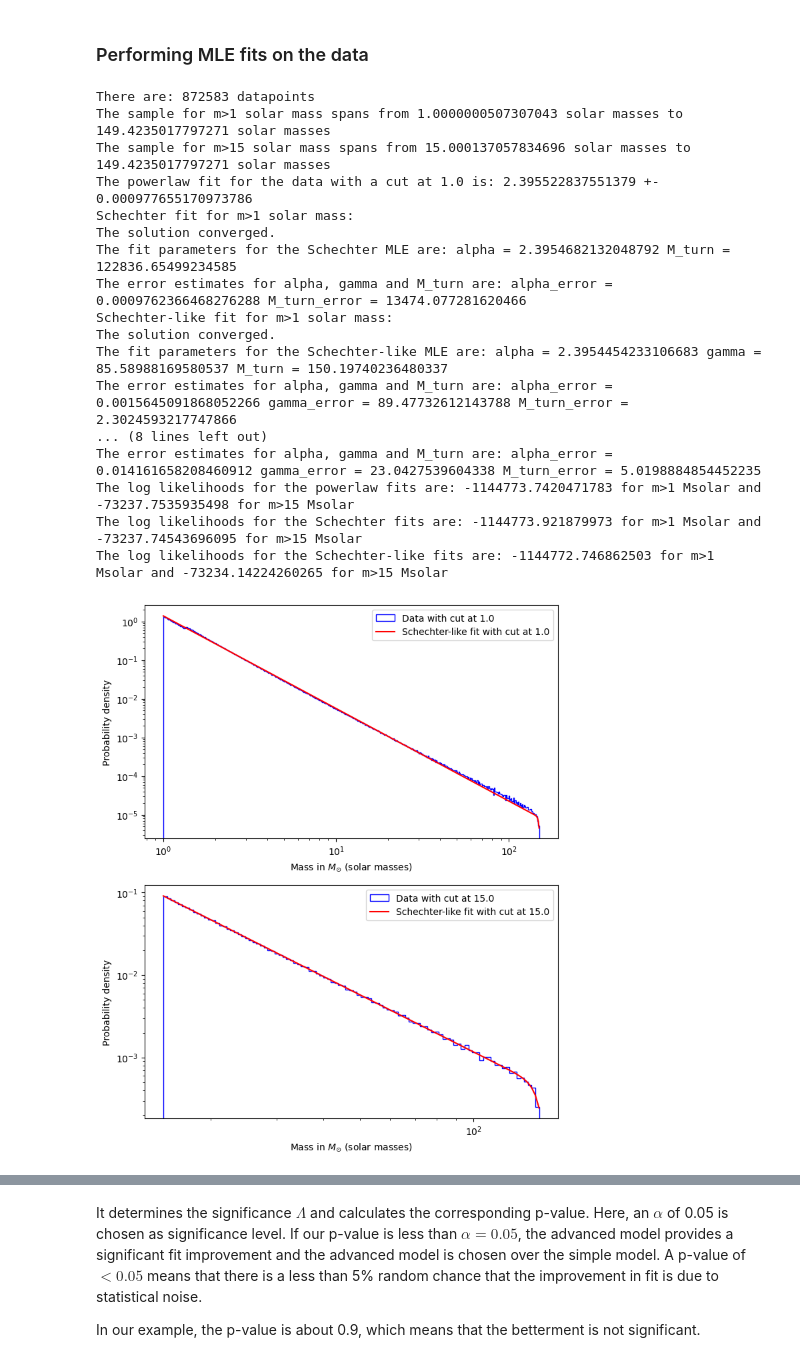
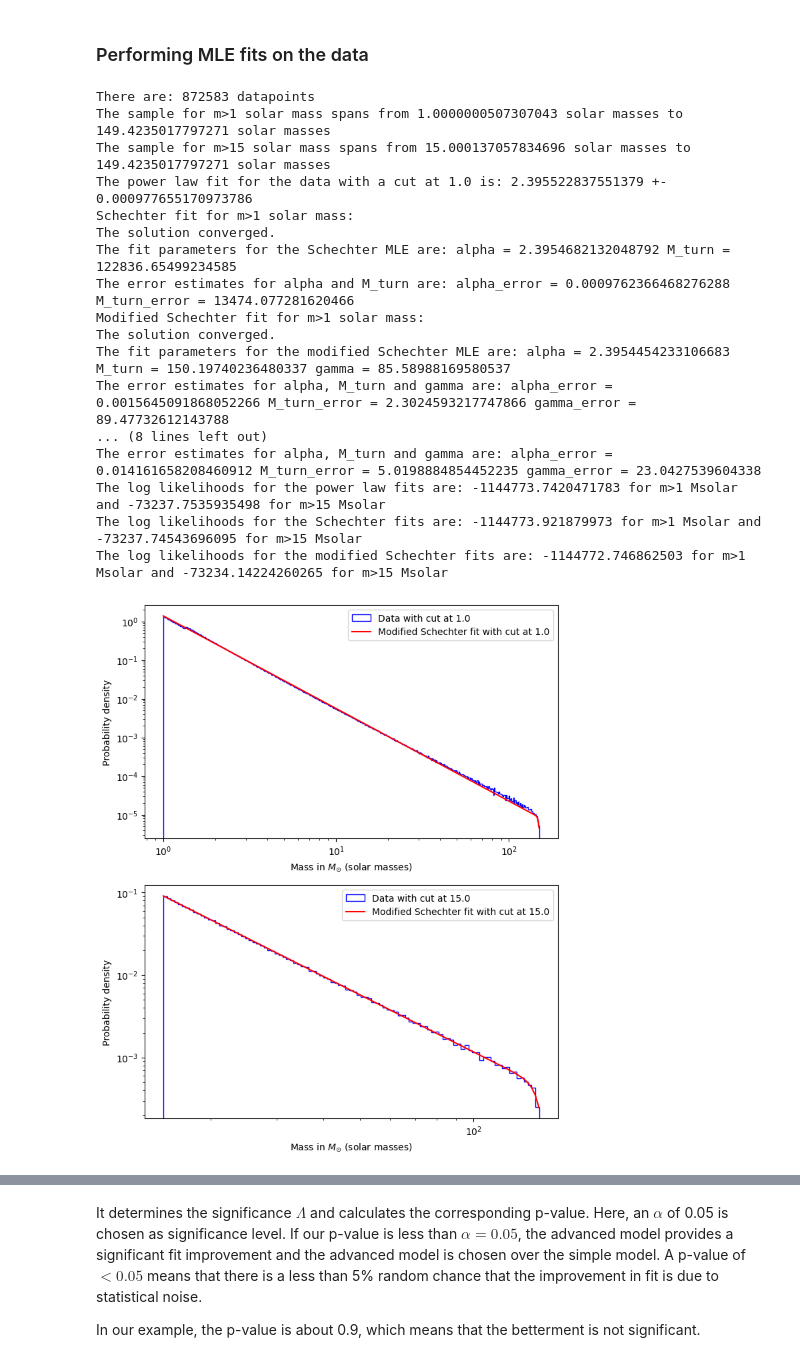
Before and after one commit to StellarYoshi/MLEs_for_truncated_power_laws, a Jupyter notebook: MLE_code.ipynb, the cells around one changed output, grey strips where cells are left out. Saved outputs shown, nothing was run; the diff lists cells and outputs as text; code cells hidden in the pictures.

```diff
--- a/MLE_code.ipynb
+++ b/MLE_code.ipynb
@@ -721,7 +798,9 @@ def Log_likelihood_modified(data, alpha, gamma, M_turn, normalization):
 
 Example fits are performed on a generated IGIMF sample, i.e. a sample of stellar masses. The IGIMF is essentially a sum of power law distributions and has no simple analytical formulation. We can try to approximate this function by a power law with downturn towards the high-end. The data sample is plotted below:
 # %%
-data=np.loadtxt('Clusters_in_LMC_Mtot_4e6_beta_2_PL_all_1SM_stars_mass_stars_array_new.txt')
+## This file contains an IGIMF sample cut off at 1 solar mass.
+## It resembles star formation in the Large Magellanic Cloud assuming a SFR 0f 0.4 solar masses/yr, an ECMF slope of beta=2 and a metallicity of [Z]=-0.37
+data=np.loadtxt('Test_IGIMF_Mtot_4e6_beta_2_all_1SM_stars.txt')
 
 logbins1=np.logspace(np.log10(np.min(data)), np.log10(np.max(data)), int(2*len(data)**(2/5)))
 
@@ -744,8 +823,6 @@ The lower end of the here used IGIMF sample was cut off for this example for the
 ### Performing MLE fits on the data
 # %%
 ### making powerlaw fits of the data
-
-data=np.loadtxt('Clusters_in_LMC_Mtot_4e6_beta_2_PL_all_1SM_stars_mass_stars_array_new.txt')
 
 print('There are:',len(data), 'datapoints')
 
@@ -766,86 +843,80 @@ logbins2=np.logspace(np.log10(np.min(data_cut2)), np.log10(np.max(data_cut2)), i
 
 ### make fit using power law MLE
 slope1, std1=MLE_with_SE(data_cut1)
-print('The powerlaw fit for the data with a cut at 1.0 is:', slope1, '+-', std1)
+print('The power law fit for the data with a cut at 1.0 is:', slope1, '+-', std1)
 Log_L_powerlaw1=Log_likelihood_powerlaw(data_cut1, slope1)
 ## Plot the power law fit
 #ax1.plot(logbins1, Likelihood_normalization_powerlaw(data_cut1, slope1)*logbins1**(-slope1), color='green', label='Power law fit with cut at 1.0')
 ### make fit using Schechter MLE
 print('Schechter fit for m>1 solar mass:')
 alpha1, alpha_error1, M_turn1, M_turn_error1=MLE_Schechter_with_SE(data_cut1, 1.93, 87192.0)
-Log_L_Schechter1=Log_likelihood_Schechter(data_cut1, alpha1, M_turn1, Likelihood_normalization_Schechter(np.min(data_cut1), np.max(data_cut1), M_turn1, alpha1))
+Log_L_Schechter1=Log_likelihood_Schechter(data_cut1, alpha1, M_turn1, Likelihood_normalization_Schechter(np.min(data_cut1), np.max(data_cut1), alpha1, M_turn1))
 ## Plot the Schechter fit
-#ax1.plot(logbins1, Likelihood_normalization_Schechter(np.min(data_cut1), np.max(data_cut1), M_turn1, slope1)*logbins1**(-slope1)*np.exp(-(logbins1/M_turn1)), color='black', label='Schechter fit with cut at 1.0')
-### make fit using Schechter-like MLE:
-print('Schechter-like fit for m>1 solar mass:')
-slope1, gamma1, M_turn1, slope_error1, gamma_error1, M_turn_error1=MLE_Schechter_like_with_SE(data_cut1, 2.35, 25.0, 147.0)
-Log_L_modified_Schechter1=Log_likelihood_modified(data_cut1, slope1, gamma1, M_turn1, Likelihood_normalization_modified_Schechter(np.min(data_cut1), np.max(data_cut1), M_turn1, slope1, gamma1))
+#ax1.plot(logbins1, Likelihood_normalization_Schechter(np.min(data_cut1), np.max(data_cut1), slope1, M_turn1)*logbins1**(-slope1)*np.exp(-(logbins1/M_turn1)), color='black', label='Schechter fit with cut at 1.0')
+### make fit using the modified Schechter MLE:
+print('Modified Schechter fit for m>1 solar mass:')
+slope1, slope_error1, M_turn1, M_turn_error1, gamma1, gamma_error1=MLE_modified_Schechter_with_SE(data_cut1, 2.35, 147.0, 25.0)
+Log_L_modified_Schechter1=Log_likelihood_modified_Schechter(data_cut1, slope1, M_turn1, gamma1, Likelihood_normalization_modified_Schechter(np.min(data_cut1), np.max(data_cut1), slope1, M_turn1, gamma1))
 
 ## make MLE fits to the data for all masses larger than 15.0 solar masses
 
 ### make fit using power law MLE
 slope2, std2=MLE_with_SE(data_cut2)
-print('The powerlaw fit for the data with a cut at 15.0 is:', slope2, '+-', std2)
+print('The power law fit for the data with a cut at 15.0 is:', slope2, '+-', std2)
 Log_L_powerlaw2=Log_likelihood_powerlaw(data_cut2, slope2)
 ## Plot the power law fit
 #ax2.plot(logbins2, Likelihood_normalization_powerlaw(data_cut2, slope2)*logbins2**(-slope2), color='green', label='Power law fit with cut at 15.0')
 ### make fit using Schechter MLE
 print('Schechter fit for m>15 solar mass:')
 alpha2, alpha_error2, M_turn2, M_turn_error2=MLE_Schechter_with_SE(data_cut2, 2.2, 87650.0)
-Log_L_Schechter2=Log_likelihood_Schechter(data_cut2, alpha2, M_turn2, Likelihood_normalization_Schechter(np.min(data_cut2), np.max(data_cut2), M_turn2, alpha2))
+Log_L_Schechter2=Log_likelihood_Schechter(data_cut2, alpha2, M_turn2, Likelihood_normalization_Schechter(np.min(data_cut2), np.max(data_cut2), alpha2, M_turn2))
 ## Plot the Schechter fit
-#ax2.plot(logbins2, Likelihood_normalization_Schechter(np.min(data_cut2), np.max(data_cut2), M_turn2, slope2)*logbins2**(-slope2)*np.exp(-(logbins2/M_turn2)), color='black', label='Schechter fit with cut at 15.0')
-### make fit using Schechter-like MLE:
-print('Schechter fit for m>15 solar mass:')
-slope2, gamma2, M_turn2, slope_error2, gamma_error2, M_turn_error2=MLE_Schechter_like_with_SE(data_cut2, 2.3, 15.0, 150.0)
-Log_L_modified_Schechter2=Log_likelihood_modified(data_cut2, slope2, gamma2, M_turn2, Likelihood_normalization_modified_Schechter(np.min(data_cut2), np.max(data_cut2), M_turn2, slope2, gamma2))
+#ax2.plot(logbins2, Likelihood_normalization_Schechter(np.min(data_cut2), np.max(data_cut2), slope2, M_turn2)*logbins2**(-slope2)*np.exp(-(logbins2/M_turn2)), color='black', label='Schechter fit with cut at 15.0')
+### make fit using modified Schechter MLE:
+print('Modified Schechter fit for m>15 solar mass:')
+slope2, slope_error2, M_turn2, M_turn_error2, gamma2, gamma_error2=MLE_modified_Schechter_with_SE(data_cut2, 2.3, 150.0, 15.0)
+Log_L_modified_Schechter2=Log_likelihood_modified_Schechter(data_cut2, slope2, M_turn2, gamma2, Likelihood_normalization_modified_Schechter(np.min(data_cut2), np.max(data_cut2), slope2, M_turn2, gamma2))
 
-def Likelihood_normalization_Schechter_like(m_min, m_max, M_turn,alpha,gamma):
-        def f(m):
-            return (m)**(-alpha)/np.exp((m/M_turn)**gamma)
-        ## integrate from m_min to m_max
-        integral=quad(f, m_min, m_max)[0]
-        return 1/integral
 
-## Plot the Schechter-like MLE fit
+## Plot the modified Schechter MLE fits
 
 ax1.hist(data_cut1, bins=logbins1, density=True, histtype='step', color='blue', label='Data with cut at 1.0')
-ax1.plot(logbins1, Likelihood_normalization_Schechter_like(np.min(data_cut1), np.max(data_cut1), M_turn1, slope1, gamma1)*logbins1**(-slope1)*np.exp(-(logbins1/M_turn1)**gamma1), color='red', label='Schechter-like fit with cut at 1.0')
+ax1.plot(logbins1, Likelihood_normalization_modified_Schechter(np.min(data_cut1), np.max(data_cut1), slope1, M_turn1, gamma1)*logbins1**(-slope1)*np.exp(-(logbins1/M_turn1)**gamma1), color='red', label='Modified Schechter fit with cut at 1.0')
 ax1.set_xscale('log')
 ax1.set_yscale('log')
 ax1.set_xlabel(r'Mass in $M_{\odot}$ (solar masses)')
 ax1.set_ylabel('Probability density')
 ax1.legend()
 
 
 ax2.hist(data_cut2, bins=logbins2, density=True, histtype='step', color='blue', label='Data with cut at 15.0')
-ax2.plot(logbins2, Likelihood_normalization_Schechter_like(np.min(data_cut2), np.max(data_cut2), M_turn2, slope2, gamma2)*logbins2**(-slope2)*np.exp(-(logbins2/M_turn2)**gamma2), color='red', label='Schechter-like fit with cut at 15.0')
+ax2.plot(logbins2, Likelihood_normalization_modified_Schechter(np.min(data_cut2), np.max(data_cut2), slope2, M_turn2, gamma2)*logbins2**(-slope2)*np.exp(-(logbins2/M_turn2)**gamma2), color='red', label='Modified Schechter fit with cut at 15.0')
 ax2.set_xscale('log')
 ax2.set_yscale('log')
 ax2.set_xlabel(r'Mass in $M_{\odot}$ (solar masses)')
 ax2.set_ylabel('Probability density')
 ax2.legend()
 
-print('The log likelihoods for the powerlaw fits are:', Log_L_powerlaw1, 'for m>1 Msolar and', Log_L_powerlaw2, 'for m>15 Msolar')
+print('The log likelihoods for the power law fits are:', Log_L_powerlaw1, 'for m>1 Msolar and', Log_L_powerlaw2, 'for m>15 Msolar')
 print('The log likelihoods for the Schechter fits are:', Log_L_Schechter1, 'for m>1 Msolar and', Log_L_Schechter2, 'for m>15 Msolar')
-print('The log likelihoods for the Schechter-like fits are:', Log_L_modified_Schechter1, 'for m>1 Msolar and', Log_L_modified_Schechter2, 'for m>15 Msolar')
+print('The log likelihoods for the modified Schechter fits are:', Log_L_modified_Schechter1, 'for m>1 Msolar and', Log_L_modified_Schechter2, 'for m>15 Msolar')
 # %% [output]
 There are: 872583 datapoints
 The sample for m>1 solar mass spans from 1.0000000507307043 solar masses to 149.4235017797271 solar masses
 The sample for m>15 solar mass spans from 15.000137057834696 solar masses to 149.4235017797271 solar masses
-The powerlaw fit for the data with a cut at 1.0 is: 2.395522837551379 +- 0.000977655170973786
+The power law fit for the data with a cut at 1.0 is: 2.395522837551379 +- 0.000977655170973786
 Schechter fit for m>1 solar mass:
 The solution converged.
 The fit parameters for the Schechter MLE are: alpha = 2.3954682132048792 M_turn = 122836.65499234585
-The error estimates for alpha, gamma and M_turn are: alpha_error = 0.0009762366468276288 M_turn_error = 13474.077281620466
-Schechter-like fit for m>1 solar mass:
+The error estimates for alpha and M_turn are: alpha_error = 0.0009762366468276288 M_turn_error = 13474.077281620466
+Modified Schechter fit for m>1 solar mass:
 The solution converged.
-The fit parameters for the Schechter-like MLE are: alpha = 2.3954454233106683 gamma = 85.58988169580537 M_turn = 150.19740236480337
-The error estimates for alpha, gamma and M_turn are: alpha_error = 0.0015645091868052266 gamma_error = 89.47732612143788 M_turn_error = 2.3024593217747866
+The fit parameters for the modified Schechter MLE are: alpha = 2.3954454233106683 M_turn = 150.19740236480337 gamma = 85.58988169580537
+The error estimates for alpha, M_turn and gamma are: alpha_error = 0.0015645091868052266 M_turn_error = 2.3024593217747866 gamma_error = 89.47732612143788
 ... (8 lines left out)
-The error estimates for alpha, gamma and M_turn are: alpha_error = 0.014161658208460912 gamma_error = 23.0427539604338 M_turn_error = 5.0198884854452235
-The log likelihoods for the powerlaw fits are: -1144773.7420471783 for m>1 Msolar and -73237.7535935498 for m>15 Msolar
+The error estimates for alpha, M_turn and gamma are: alpha_error = 0.014161658208460912 M_turn_error = 5.0198884854452235 gamma_error = 23.0427539604338
+The log likelihoods for the power law fits are: -1144773.7420471783 for m>1 Msolar and -73237.7535935498 for m>15 Msolar
 The log likelihoods for the Schechter fits are: -1144773.921879973 for m>1 Msolar and -73237.74543696095 for m>15 Msolar
-The log likelihoods for the Schechter-like fits are: -1144772.746862503 for m>1 Msolar and -73234.14224260265 for m>15 Msolar
+The log likelihoods for the modified Schechter fits are: -1144772.746862503 for m>1 Msolar and -73234.14224260265 for m>15 Msolar
-[figure, old version]
+[figure, new version]
 # %% [markdown]
```
Also changed, not shown: parts of 13 cells of this notebook.
